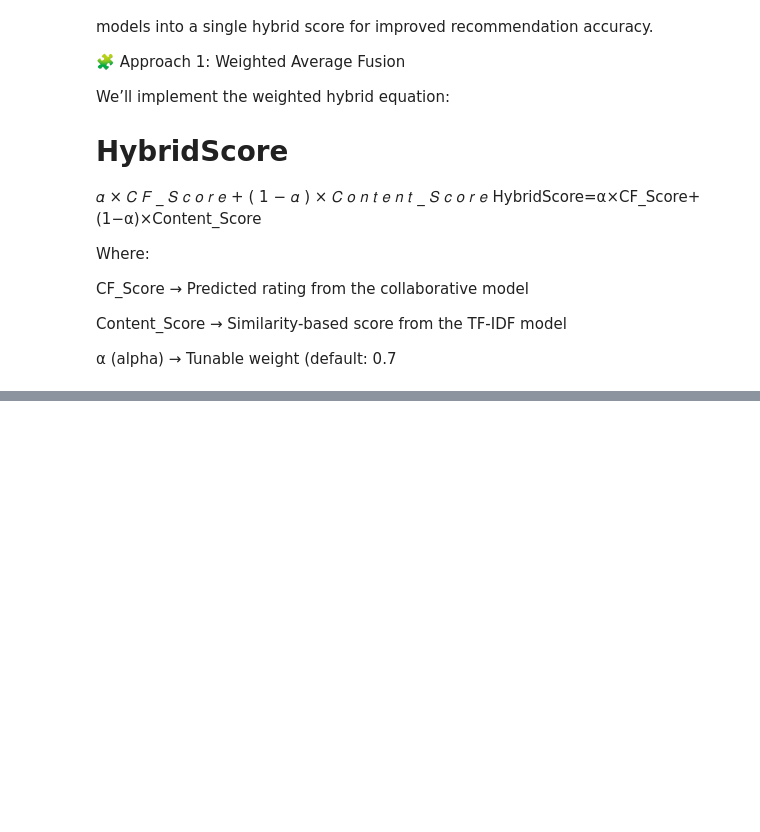
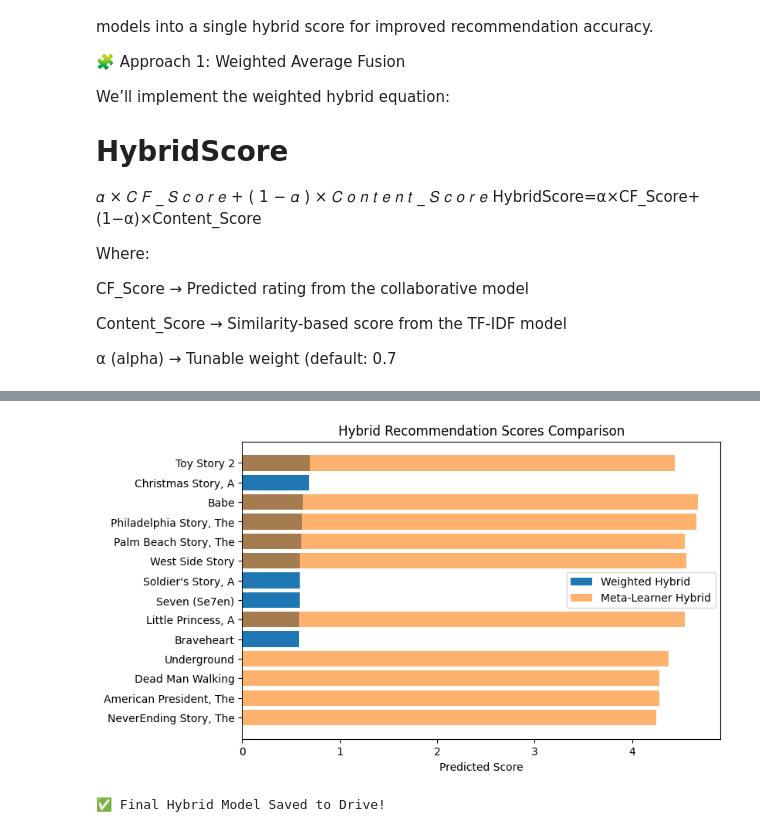
Before and after one commit to KESAVE8604-droid/kesaverdhen-hybrid-movie-recommender, a Jupyter notebook: notebooks/Phase4_HybridFusion.ipynb, the cells around one changed output, grey strips where cells are left out. Saved outputs shown, nothing was run; the diff lists cells and outputs as text; code cells hidden in the pictures; blank space fills up the shorter version.

```diff
--- a/notebooks/Phase4_HybridFusion.ipynb
+++ b/notebooks/Phase4_HybridFusion.ipynb
@@ -156,4 +175,9 @@ def hybrid_recommend(user_id, liked_movie, alpha=0.7, top_n=10):
 # %%
-hybrid_results = hybrid_recommend(user_id=1, liked_movie="Toy Story", alpha=0.7, top_n=10)
-display(hybrid_results)
+# Example test
+user_id = 1
+liked_movie = "Toy Story"
+
+recommendations = hybrid_recommend(user_id, liked_movie, alpha=0.7, top_n=10)
+print(f"🎥 Top Hybrid Recommendations for User {user_id} who liked '{liked_movie}':")
+recommendations
 # %% [output]
@@ -213,0 +268,4 @@ cosine_sim shape: (3706, 3706)
+# %%
+meta_recs = hybrid_meta_predict(1, "Toy Story", top_n=10)
+print("🎬 Meta-Learner Hybrid Recommendations:")
+meta_recs
@@ -213,0 +285,26 @@ cosine_sim shape: (3706, 3706)
+# %%
+# Compare Weighted vs Meta results visually
+import matplotlib.pyplot as plt
+
+plt.figure(figsize=(8,5))
+plt.barh(recommendations['Title'], recommendations['HybridScore'], label='Weighted Hybrid')
+plt.barh(meta_recs['Title'], meta_recs['Meta_Pred'], alpha=0.6, label='Meta-Learner Hybrid')
+plt.legend()
+plt.title("Hybrid Recommendation Scores Comparison")
+plt.xlabel("Predicted Score")
+plt.gca().invert_yaxis()
+plt.show()
+
+# Save Hybrid Model
+joblib.dump({
+    'tfidf': tfidf,
+    'cosine_sim': cosine_sim,
+    'cf_model': cf_model,
+    'meta_model': meta_model,
+    'movies_unique': movies_unique
+}, os.path.join(base_path, "final_hybrid_model.pkl"))
+
+print("✅ Final Hybrid Model Saved to Drive!")
+# %% [output]
+[figure, added]
+✅ Final Hybrid Model Saved to Drive!
```
Also changed, not shown: parts of 17 cells of this notebook.
